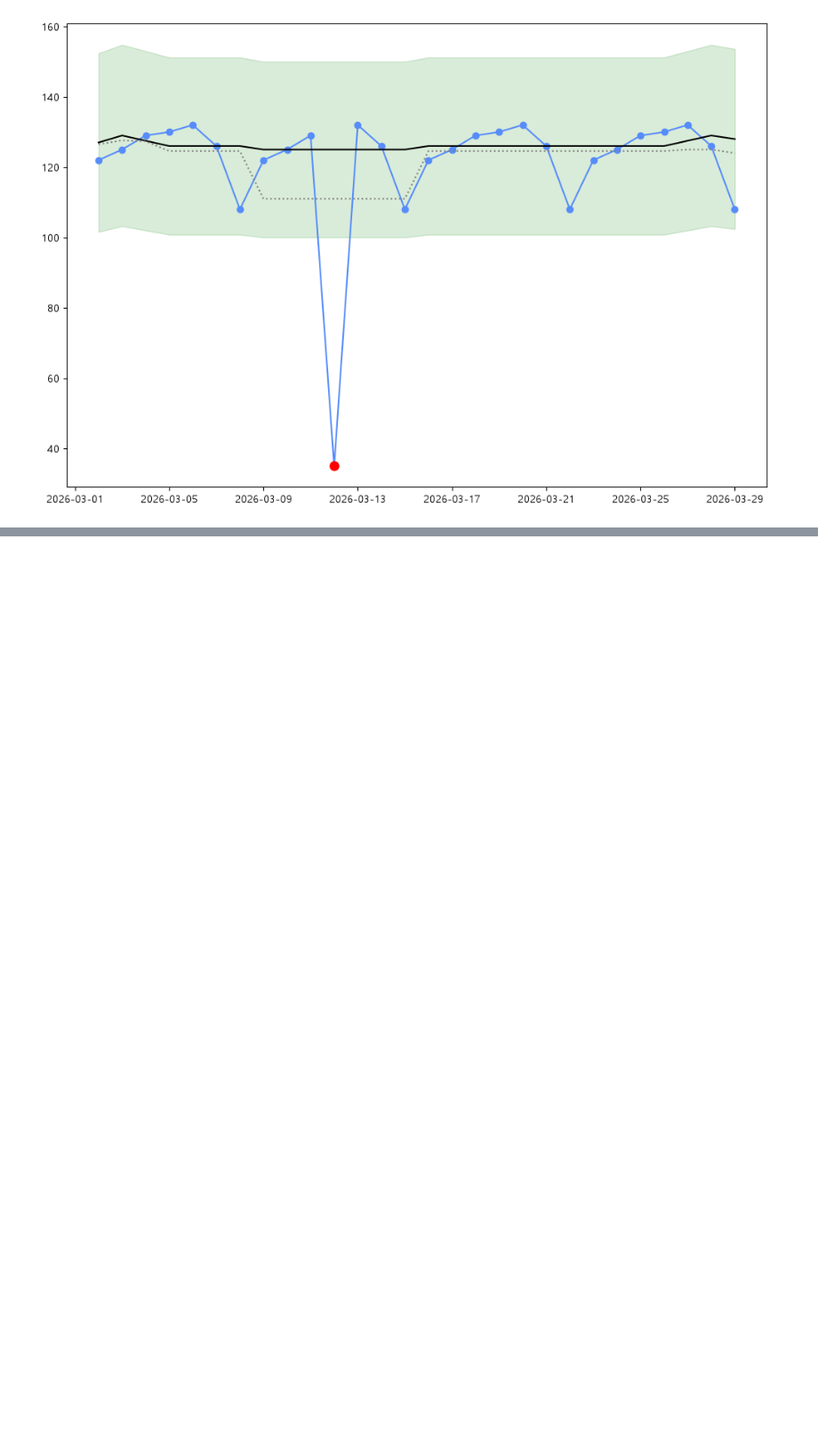
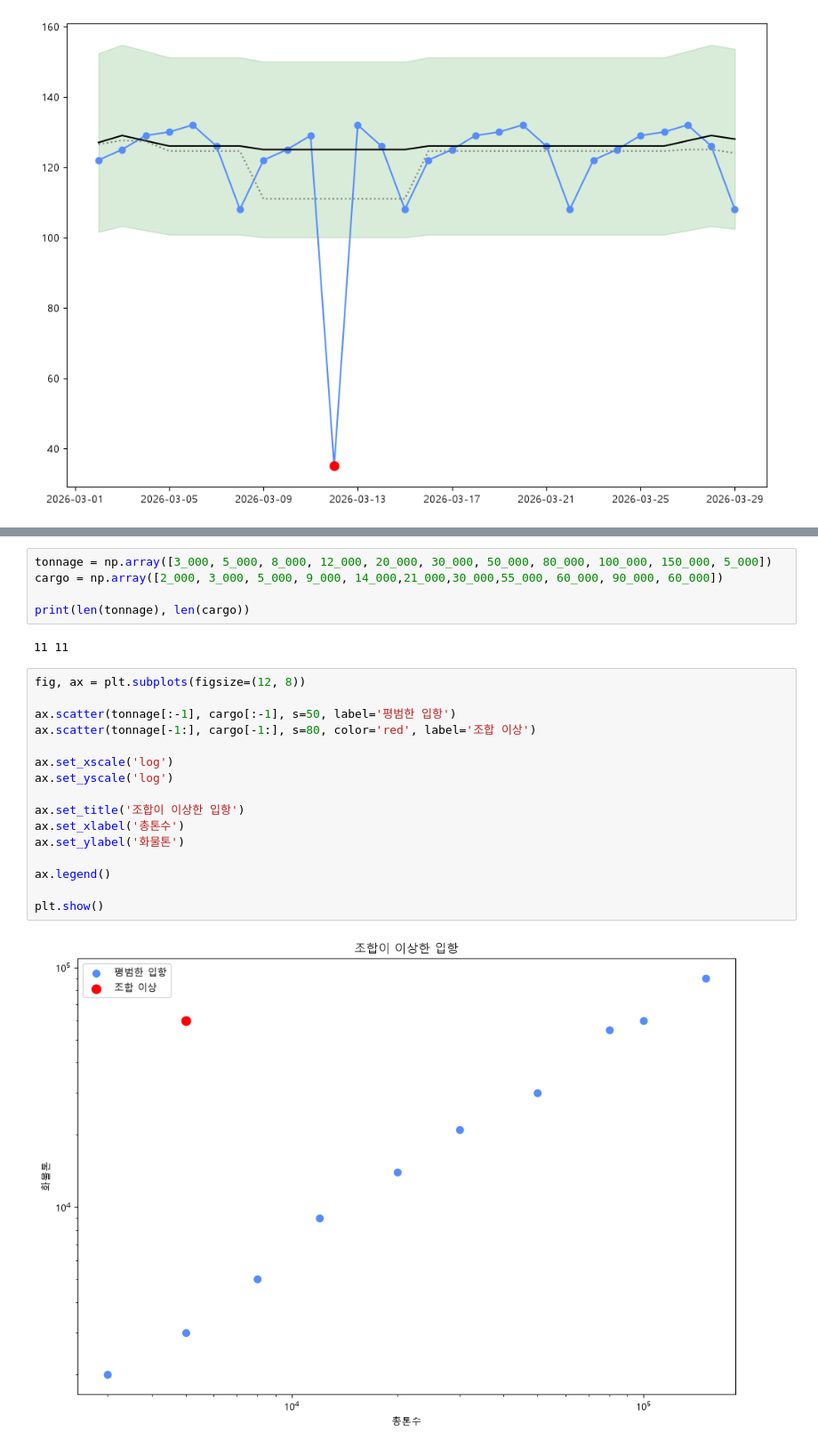
Before and after one commit to eddie1031/2026_SKP_012, a Jupyter notebook: anomaly1.ipynb, the cells around one changed output, grey strips where cells are left out. Shown at 89% size. Saved outputs shown, nothing was run; the diff lists cells and outputs as text; blank space fills up the shorter version.

```diff
--- a/anomaly1.ipynb
+++ b/anomaly1.ipynb
@@ -125,0 +166,25 @@ fig.show()
+# %%
+tonnage = np.array([3_000, 5_000, 8_000, 12_000, 20_000, 30_000, 50_000, 80_000, 100_000, 150_000, 5_000])
+cargo = np.array([2_000, 3_000, 5_000, 9_000, 14_000,21_000,30_000,55_000, 60_000, 90_000, 60_000])
+
+print(len(tonnage), len(cargo))
+# %% [output]
+11 11
+# %%
+fig, ax = plt.subplots(figsize=(12, 8))
+
+ax.scatter(tonnage[:-1], cargo[:-1], s=50, label='평범한 입항')
+ax.scatter(tonnage[-1:], cargo[-1:], s=80, color='red', label='조합 이상')
+
+ax.set_xscale('log')
+ax.set_yscale('log')
+
+ax.set_title('조합이 이상한 입항')
+ax.set_xlabel('총톤수')
+ax.set_ylabel('화물톤')
+
+ax.legend()
+
+plt.show()
+# %% [output]
+[figure, added]
```
Also changed, not shown: parts of 8 cells of this notebook.
